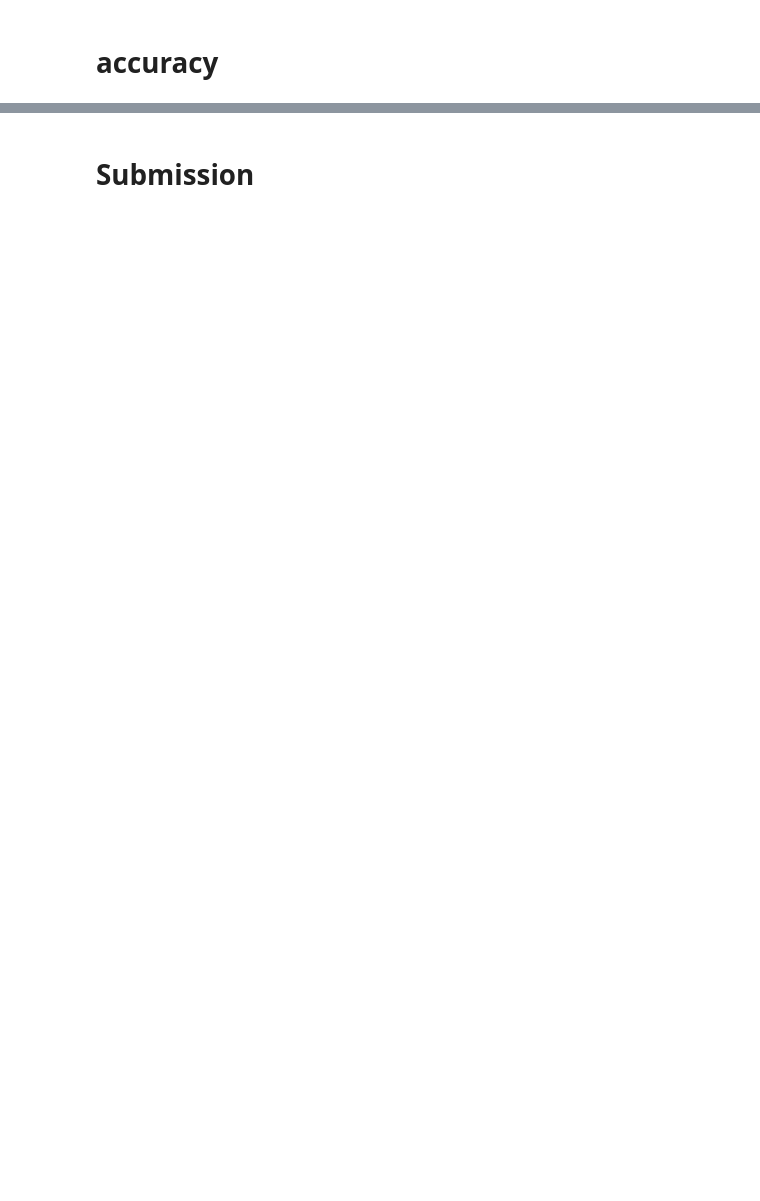
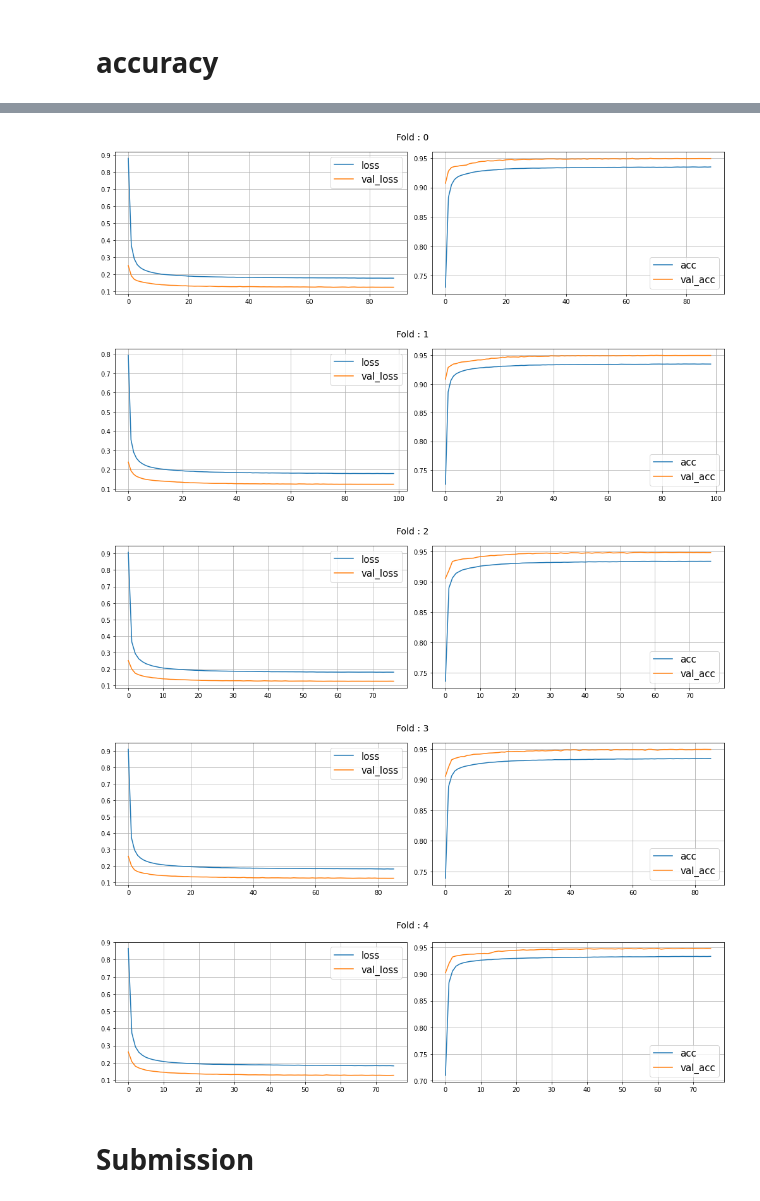
Before and after one commit to furyhawk/kaggle_practice, a Jupyter notebook: Classification/simplenn-logisticreg.ipynb, the cells around one changed output, grey strips where cells are left out. Cells and saved outputs as stored; diff of their text form; code cells hidden in the pictures; blank space fills up the shorter version.

```diff
--- a/Classification/simplenn-logisticreg.ipynb
+++ b/Classification/simplenn-logisticreg.ipynb
@@ -108,6 +114,6 @@ x, x_val, y, y_val = train_test_split(x, y, train_size = VALIDATION_SPLIT, rando
 y to categorical
 # %%
 # Prepare for multiclass classification
-y_test = tf.keras.utils.to_categorical(y - 1)
+y_cat = tf.keras.utils.to_categorical(y - 1)
 # %%
 y.shape
@@ -160,21 +172,21 @@ def load_model():
 
     model = keras.Sequential([
     layers.BatchNormalization(),
-    layers.Dense(32, activation=ACTIVATION, input_shape = [x.shape[1]]),
-    layers.Dropout(rate = 0.2),
-    layers.BatchNormalization(),
-    layers.Dense(64, activation=ACTIVATION),
-    layers.Dropout(rate = 0.2),
+    layers.Dense(64, activation=ACTIVATION, input_shape = [x.shape[1]]),
+    layers.Dropout(rate = 0.5),
     layers.BatchNormalization(),
     layers.Dense(32, activation=ACTIVATION),
-    layers.Dropout(rate = 0.2),
-    layers.Dense(y_test.shape[1], activation = 'softmax'),
+    layers.Dropout(rate = 0.5),
+    layers.BatchNormalization(),
+    layers.Dense(16, activation=ACTIVATION),
+    layers.Dropout(rate = 0.5),
+    layers.Dense(y_cat.shape[1], activation = 'softmax'),
     ])
 
 # -----------------------------------------------------------------
 # sparse_categorical_crossentropy
     model.compile(
-        optimizer= 'adam',
+        optimizer= tf.keras.optimizers.Adam(learning_rate=LEARNING_RATE),
         loss='categorical_crossentropy',
         metrics=['acc'],
     )
@@ -189,7 +220,7 @@ from sklearn.preprocessing import StandardScaler, RobustScaler, PowerTransformer
 
 preds_valid_f = {}
 preds_test = []
-total_auc = []
+total_acc = []
 f_scores = []
 
 kf = StratifiedKFold(n_splits=FOLDS,random_state=RANDOM_STATE,shuffle=True)
@@ -259,22 +310,23 @@ for fold,(train_index, valid_index) in enumerate(kf.split(x, y=y.Cover_Type)):
 # %% [markdown]
 # accuracy
 # %%
-import matplotlib.pyplot as plt
 
-# for fold in f_scores.iterrows():
-#     history_f = fold
 
-#     fig, ax = plt.subplots(1, 2, tight_layout=True, figsize=(14,4))
-#     fig.suptitle('Fold : '+str(fold), fontsize=14)
+for fold in range(f_scores['folds'].nunique()):
+    history_f = f_scores[f_scores['folds'] == fold]
 
-#     plt.subplot(1,2,1)
-#     plt.plot(history_f.loc[:, ['loss', 'val_loss']], label= ['loss', 'val_loss'])
-#     plt.legend(fontsize=15)
-#     plt.grid()
+    fig, ax = plt.subplots(1, 2, tight_layout=True, figsize=(14,4))
+    fig.suptitle('Fold : '+str(fold), fontsize=14)
 
-#     plt.subplot(1,2,2)
-#     plt.plot(history_f.loc[:, ['acc', 'val_acc']],label= ['acc', 'val_acc'])
-#     plt.legend(fontsize=15)
-#     plt.grid()
+    plt.subplot(1,2,1)
+    plt.plot(history_f.loc[:, ['loss', 'val_loss']], label= ['loss', 'val_loss'])
+    plt.legend(fontsize=15)
+    plt.grid()
 
-#     print("Validation Loss: {:0.4f}".format(history_f['val_loss'].min()));
+    plt.subplot(1,2,2)
+    plt.plot(history_f.loc[:, ['acc', 'val_acc']],label= ['acc', 'val_acc'])
+    plt.legend(fontsize=15)
+    plt.grid()
+
+    print("Validation Loss: {:0.4f}".format(history_f['val_loss'].min()));
+# %% [output]
@@ -280,0 +338,5 @@ import matplotlib.pyplot as plt
+[figure, added]
+[figure, added]
+[figure, added]
+[figure, added]
+[figure, added]
```
Also changed, not shown: parts of 13 cells of this notebook, 1 other file.
